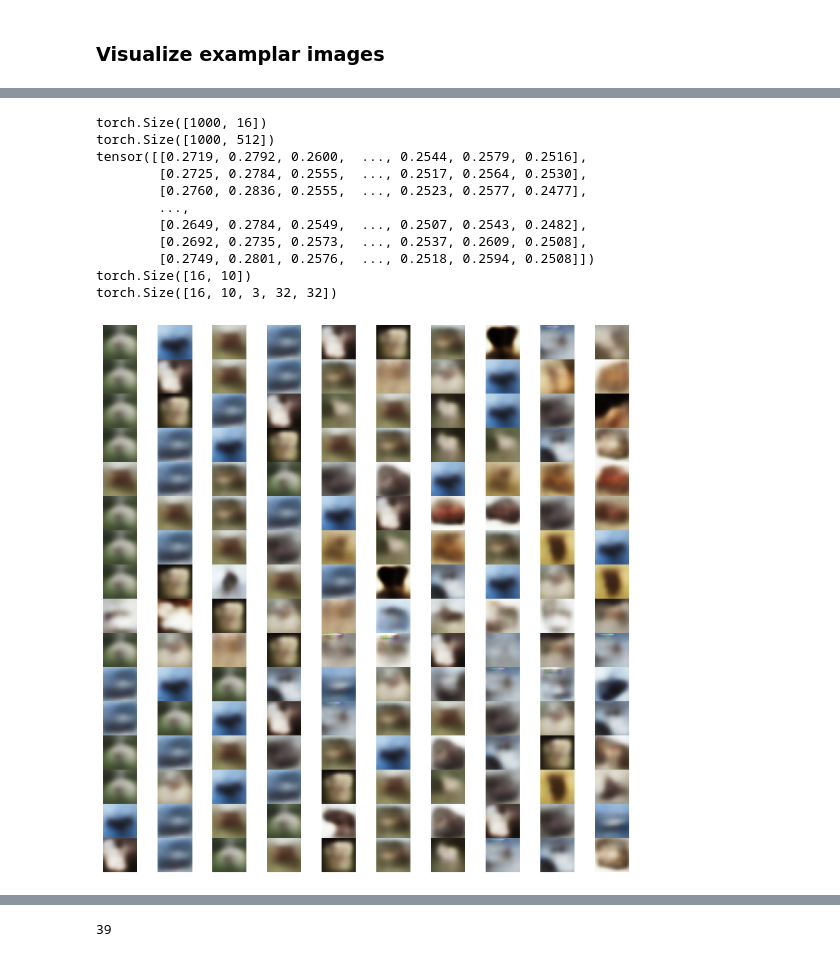
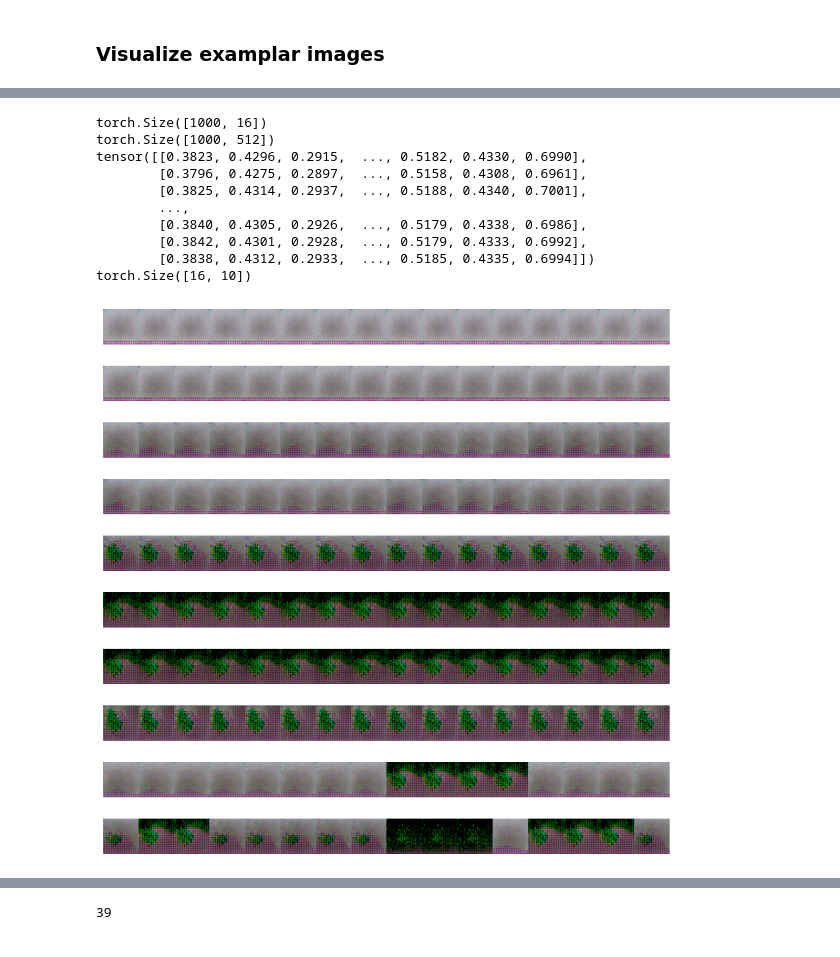
Before and after one commit to Teachable-AI-Lab/unsupervised-prototypes, a Jupyter notebook: cobwebNN-gen.ipynb, the cells around one changed output, grey strips where cells are left out. Saved outputs shown, nothing was run; the diff lists cells and outputs as text; code cells hidden in the pictures.

```diff
--- a/cobwebNN-gen.ipynb
+++ b/cobwebNN-gen.ipynb
@@ -220,7 +220,7 @@ mnist_01_test = untils.filter_by_label(cifar10_test, split, rename_labels=True)
 # %%
 import untils
 from COBWEBNN import CobwebNN, CobwebNNTreeLayer, TestModel
-n_layers = 2
+n_layers = 8
 image_shape = (3, 32, 32)
 image_shape_prod = image_shape[0] * image_shape[1] * image_shape[2]
 cobweb = CobwebNN(image_shape=image_shape, n_layers=n_layers, n_hidden=512)
@@ -264,9 +264,9 @@ for _ in range(epochs):
             # MSE betwwen two images
             # print(x_pred.shape, data.shape)
             # reconstruction loss
-            # REC += F.mse_loss(x_pred.view(-1, image_shape_prod), data.view(-1, image_shape_prod))
+            REC += F.mse_loss(x_pred.view(-1, image_shape_prod), data.view(-1, image_shape_prod))
             # print(x_pred.max(), x_pred.min())
-            REC += F.binary_cross_entropy(x_pred.view(-1, image_shape_prod), data.view(-1, image_shape_prod))
+            # REC += F.binary_cross_entropy(x_pred.view(-1, image_shape_prod), data.view(-1, image_shape_prod))
 
             # prototype loss
             # PTY += (torch.norm(x_latent.unsqueeze(1) - mean.unsqueeze(0), p=2, dim=-1) * p_node_x).sum(dim=-1).mean() # shape (batch_size, n_clusters)
@@ -312,7 +312,7 @@ for _ in range(epochs):
             # print(H)
         loss += REC + PTY + CMT + KL
         # loss += H * 0.02
-        break
+        # break
 
             # print(KLD.item(), REC.item())
             # break
@@ -327,8 +327,8 @@ for _ in range(epochs):
         all_cmt_losses.append(CMT.item())
 
 
-        # if j == 1:
-        #     break
+        # if j == 10:
+            # break
 
 
 
@@ -429,18 +430,21 @@ def viz_examplar(model, test_data, n_data=1000, device='cuda', layer=3, k=10):
 
             examplars = examplars.view(-1, model.n_hidden) # shape (n_clusters * k, n_hidden)
 
-            examplars = clusters.view(-1, model.n_hidden).to(device) # shape (n_clusters, n_hidden)
+            # examplars = clusters.view(-1, model.n_hidden).to(device) # shape (n_clusters, n_hidden)
 
             # pass the examplars to the decoder
             x_pred = model.decoder(examplars.view(-1, model.n_hidden, 1, 1)) # shape (n_clusters * k, 3, 32, 32)
+            # x_pred = model.decoder(model.decoder_fc(examplars).view(-1, 64, 8, 8)) # shape (n_clusters * k, 3, 32, 32)
+            # print(x_pred.shape)
+
             x_pred = x_pred.view(topk.shape[0], topk.shape[1], 3, 32, 32).detach().cpu() # shape (n_clusters, k, 3, 32, 32)
-            print(x_pred.shape)
+            # print(x_pred.shape)
 
             # image_labels.append(target)
             break
 
     # plot the examplars
-    fig, axes = plt.subplots(topk.shape[0], topk.shape[1], figsize=(8, 8),
+    fig, axes = plt.subplots(topk.shape[1], topk.shape[0], figsize=(8, 8),
                             gridspec_kw={'wspace': 0, 'hspace': 0})
     for i in range(topk.shape[0]):
         if topk.shape[1] == 1:
@@ -448,7 +452,7 @@ def viz_examplar(model, test_data, n_data=1000, device='cuda', layer=3, k=10):
             axes[i].axis('off')
             continue
         for j in range(topk.shape[1]):
-            axes[i, j].imshow(x_pred[i, j].permute(1, 2, 0).numpy())
-            axes[i, j].axis('off')
+            axes[j, i].imshow(x_pred[i, j].permute(1, 2, 0).numpy())
+            axes[j, i].axis('off')
     plt.subplots_adjust(left=0, right=1, top=1, bottom=0, wspace=0, hspace=0)
     plt.show()
@@ -455,15 +473,14 @@ def viz_examplar(model, test_data, n_data=1000, device='cuda', layer=3, k=10):
 # %%
-viz_examplar(cobweb, mnist_01_test, n_data=1000, device='cuda', layer=5, k=10)
+viz_examplar(cobweb, mnist_01_test, n_data=1000, device='cuda:1', layer=5, k=10)
 # %% [output]
 torch.Size([1000, 16])
 torch.Size([1000, 512])
-tensor([[0.2719, 0.2792, 0.2600,  ..., 0.2544, 0.2579, 0.2516],
-        [0.2725, 0.2784, 0.2555,  ..., 0.2517, 0.2564, 0.2530],
-        [0.2760, 0.2836, 0.2555,  ..., 0.2523, 0.2577, 0.2477],
+tensor([[0.3823, 0.4296, 0.2915,  ..., 0.5182, 0.4330, 0.6990],
+        [0.3796, 0.4275, 0.2897,  ..., 0.5158, 0.4308, 0.6961],
+        [0.3825, 0.4314, 0.2937,  ..., 0.5188, 0.4340, 0.7001],
         ...,
-        [0.2649, 0.2784, 0.2549,  ..., 0.2507, 0.2543, 0.2482],
-        [0.2692, 0.2735, 0.2573,  ..., 0.2537, 0.2609, 0.2508],
-        [0.2749, 0.2801, 0.2576,  ..., 0.2518, 0.2594, 0.2508]])
+        [0.3840, 0.4305, 0.2926,  ..., 0.5179, 0.4338, 0.6986],
+        [0.3842, 0.4301, 0.2928,  ..., 0.5179, 0.4333, 0.6992],
+        [0.3838, 0.4312, 0.2933,  ..., 0.5185, 0.4335, 0.6994]])
 torch.Size([16, 10])
-torch.Size([16, 10, 3, 32, 32])
-[figure, old version]
+[figure, new version]
```
Also changed, not shown: parts of 7 cells of this notebook, 28 other files.
